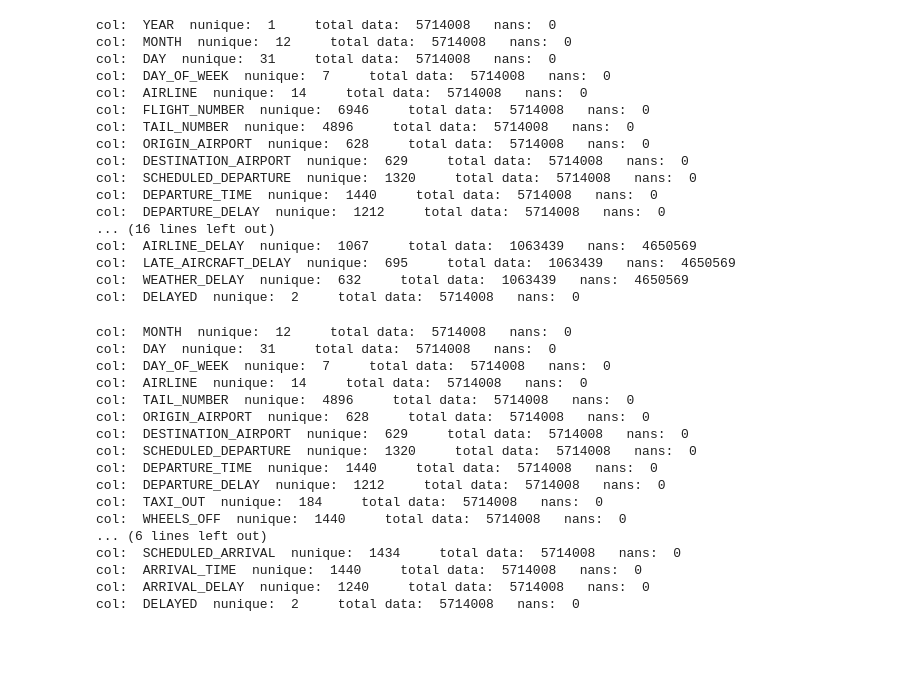
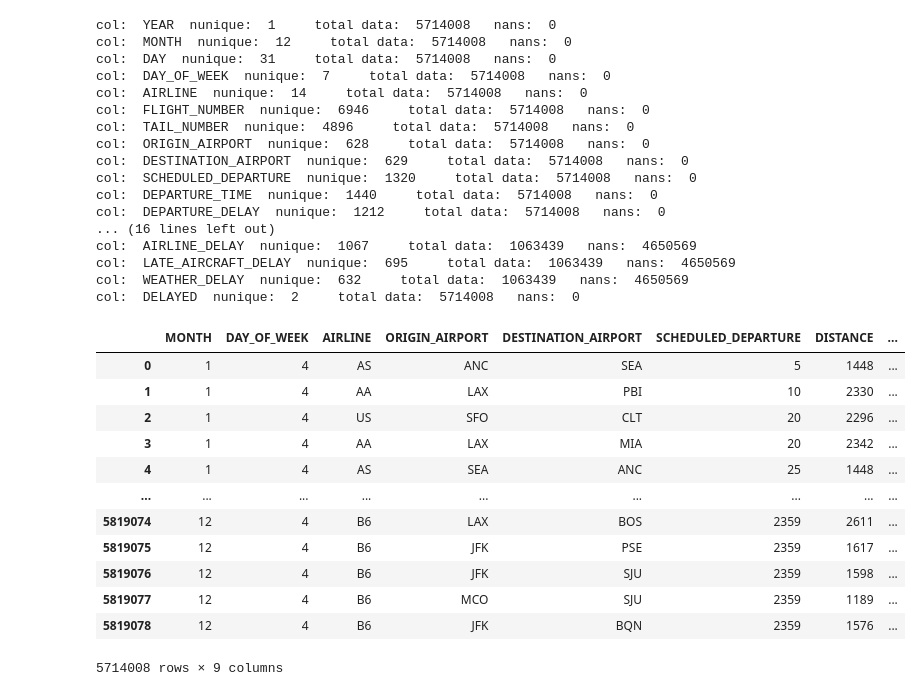
Before and after one commit to phperesdasilva/tech_challenge_3_ML, a Jupyter notebook: data_exploration.ipynb, the cells around one changed output. Cells and saved outputs as stored; diff of their text form; code cells hidden in the pictures; blank space fills up the shorter version.

```diff
--- a/data_exploration.ipynb
+++ b/data_exploration.ipynb
@@ -56,39 +57,34 @@ col:  LATE_AIRCRAFT_DELAY  nunique:  695     total data:  1063439   nans:  46505
 col:  WEATHER_DELAY  nunique:  632     total data:  1063439   nans:  4650569
 col:  DELAYED  nunique:  2     total data:  5714008   nans:  0
 # %%
-unwanted_cols = [
-    'CANCELLED',
-    'DIVERTED',
-    'CANCELLATION_REASON',
-    'AIR_SYSTEM_DELAY',
-    'SECURITY_DELAY',
-    'AIRLINE_DELAY',
-    'LATE_AIRCRAFT_DELAY',
-    'WEATHER_DELAY',
-    'FLIGHT_NUMBER',
-    'YEAR'
+wanted_cols = [
+    'MONTH',
+    'DAY_OF_WEEK',
+    'AIRLINE',
+    'ORIGIN_AIRPORT',
+    'DESTINATION_AIRPORT',
+    'SCHEDULED_DEPARTURE',
+    'DISTANCE',
+    'SCHEDULED_ARRIVAL',
+    'DELAYED'
 ]
 
-cols_to_keep = [item for item in cols if item not in unwanted_cols]
-filtered_df = df[cols_to_keep]
+filtered_df = df[wanted_cols]
 # %%
-show_stats(filtered_df)
+
+filtered_df
 # %% [output]
+|  | MONTH | DAY_OF_WEEK | AIRLINE | ORIGIN_AIRPORT | DESTINATION_AIRPORT | SCHEDULED_DEPARTURE | DISTANCE | ... |
+| 0 | 1 | 4 | AS | ANC | SEA | 5 | 1448 | ... |
+| 1 | 1 | 4 | AA | LAX | PBI | 10 | 2330 | ... |
+| 2 | 1 | 4 | US | SFO | CLT | 20 | 2296 | ... |
+| 3 | 1 | 4 | AA | LAX | MIA | 20 | 2342 | ... |
+| 4 | 1 | 4 | AS | SEA | ANC | 25 | 1448 | ... |
+| ... | ... | ... | ... | ... | ... | ... | ... | ... |
+| 5819074 | 12 | 4 | B6 | LAX | BOS | 2359 | 2611 | ... |
+| 5819075 | 12 | 4 | B6 | JFK | PSE | 2359 | 1617 | ... |
+| 5819076 | 12 | 4 | B6 | JFK | SJU | 2359 | 1598 | ... |
+| 5819077 | 12 | 4 | B6 | MCO | SJU | 2359 | 1189 | ... |
+| 5819078 | 12 | 4 | B6 | JFK | BQN | 2359 | 1576 | ... |
-col:  MONTH  nunique:  12     total data:  5714008   nans:  0
-col:  DAY  nunique:  31     total data:  5714008   nans:  0
-col:  DAY_OF_WEEK  nunique:  7     total data:  5714008   nans:  0
-col:  AIRLINE  nunique:  14     total data:  5714008   nans:  0
-col:  TAIL_NUMBER  nunique:  4896     total data:  5714008   nans:  0
-col:  ORIGIN_AIRPORT  nunique:  628     total data:  5714008   nans:  0
-col:  DESTINATION_AIRPORT  nunique:  629     total data:  5714008   nans:  0
-col:  SCHEDULED_DEPARTURE  nunique:  1320     total data:  5714008   nans:  0
-col:  DEPARTURE_TIME  nunique:  1440     total data:  5714008   nans:  0
-col:  DEPARTURE_DELAY  nunique:  1212     total data:  5714008   nans:  0
-col:  TAXI_OUT  nunique:  184     total data:  5714008   nans:  0
-col:  WHEELS_OFF  nunique:  1440     total data:  5714008   nans:  0
-... (6 lines left out)
-col:  SCHEDULED_ARRIVAL  nunique:  1434     total data:  5714008   nans:  0
-col:  ARRIVAL_TIME  nunique:  1440     total data:  5714008   nans:  0
-col:  ARRIVAL_DELAY  nunique:  1240     total data:  5714008   nans:  0
-col:  DELAYED  nunique:  2     total data:  5714008   nans:  0
+5714008 rows × 9 columns
 # %%
```
Also changed, not shown: parts of 20 cells of this notebook, 2 other files.
